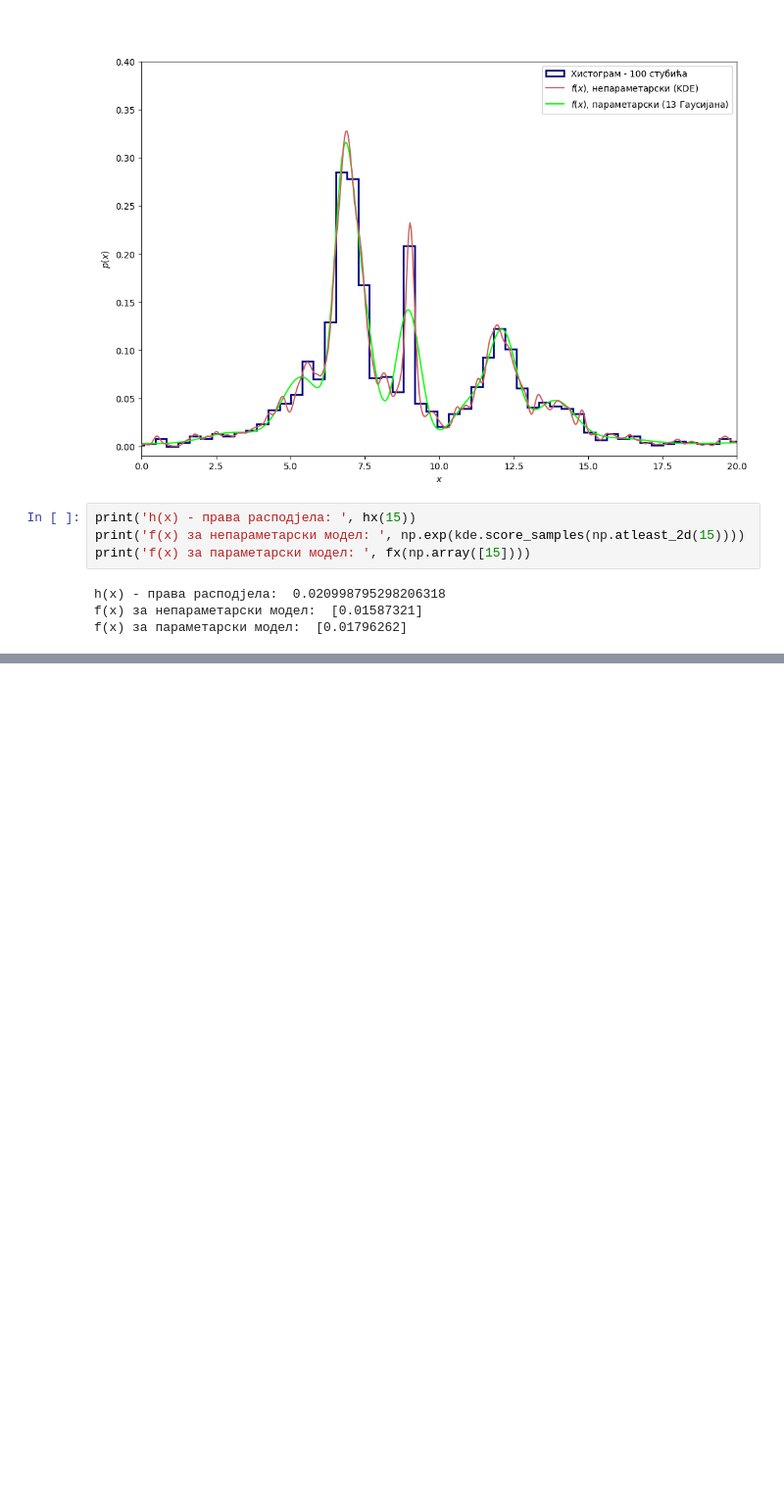
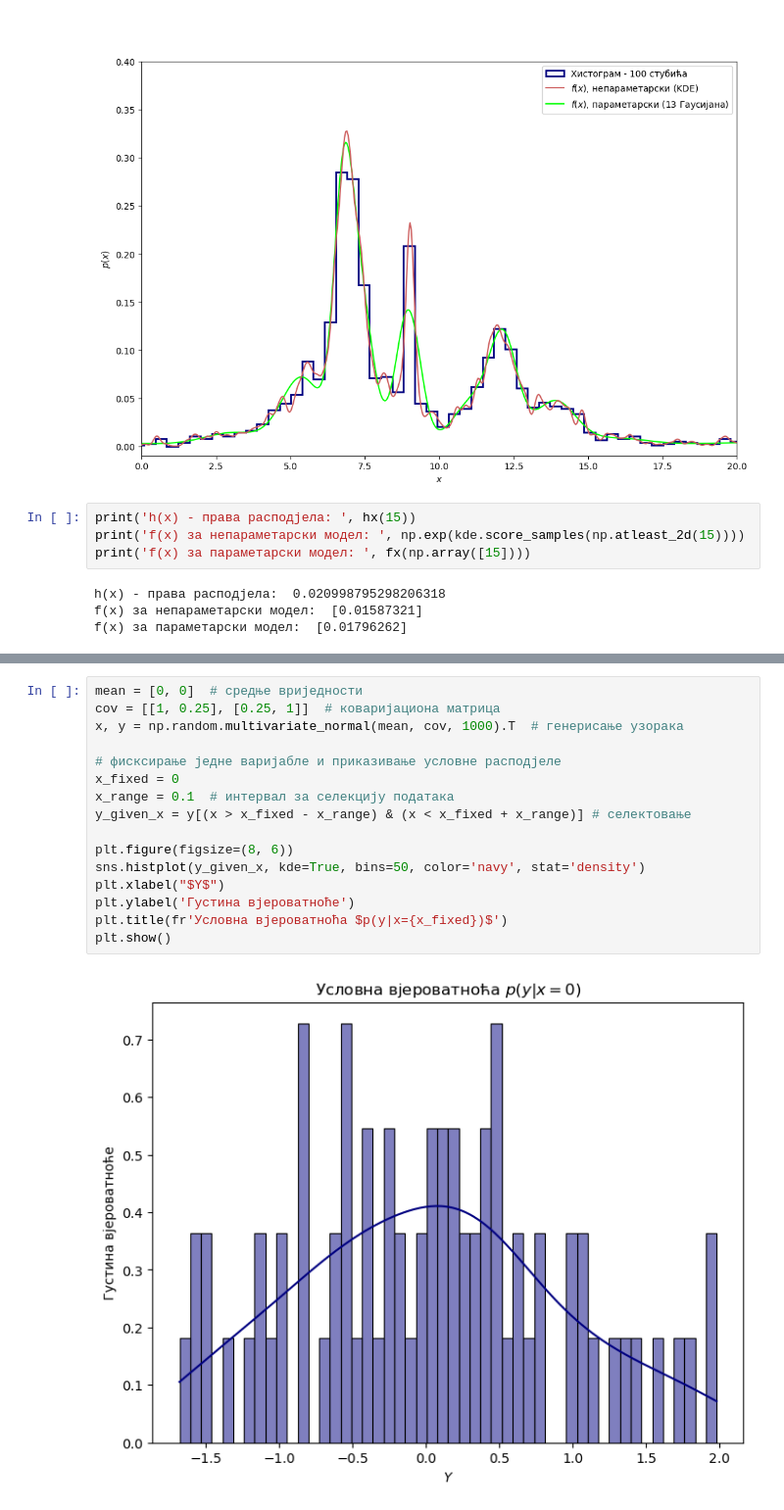
Before and after one commit to zorzeus/Astrostatistika, a Jupyter notebook: as_01.ipynb, the cells around one changed output, grey strips where cells are left out. Shown at 98% size. Cells and saved outputs as stored; diff of their text form; blank space fills up the shorter version.

```diff
--- a/as_01.ipynb
+++ b/as_01.ipynb
@@ -203,0 +478,18 @@ f(x) за параметарски модел:  [0.01796262]
+# %%
+mean = [0, 0]  # средње вриједности
+cov = [[1, 0.25], [0.25, 1]]  # коваријациона матрица
+x, y = np.random.multivariate_normal(mean, cov, 1000).T  # генерисање узорака
+
+# фисксирање једне варијабле и приказивање условне расподјеле
+x_fixed = 0
+x_range = 0.1  # интервал за селекцију података
+y_given_x = y[(x > x_fixed - x_range) & (x < x_fixed + x_range)] # селектовање
+
+plt.figure(figsize=(8, 6))
+sns.histplot(y_given_x, kde=True, bins=50, color='navy', stat='density')
+plt.xlabel("$Y$")
+plt.ylabel('Густина вјероватноће')
+plt.title(fr'Условна вјероватноћа $p(y|x={x_fixed})$')
+plt.show()
+# %% [output]
+[figure, added]
```
Also changed, not shown: parts of 14 cells of this notebook.
